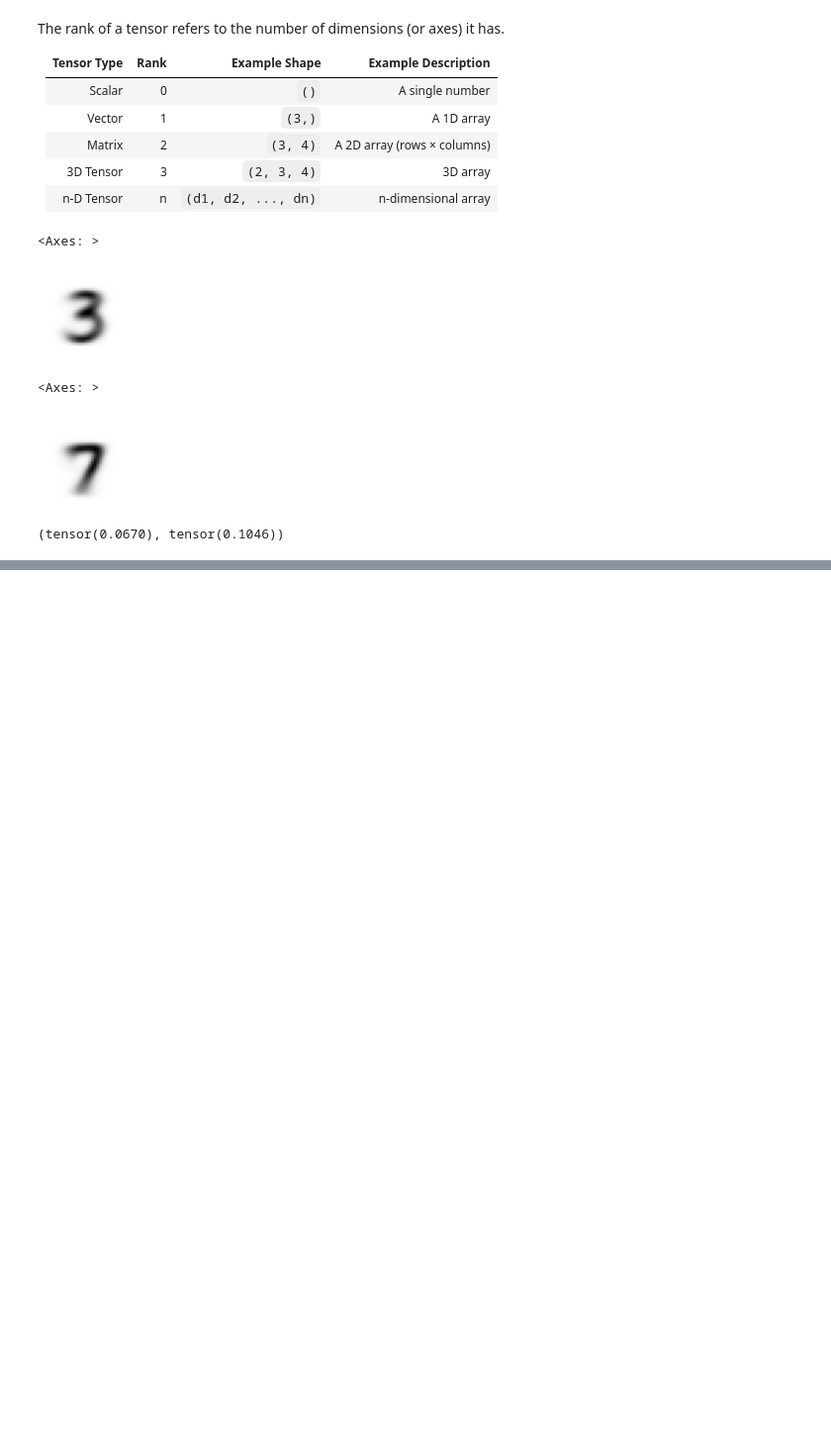
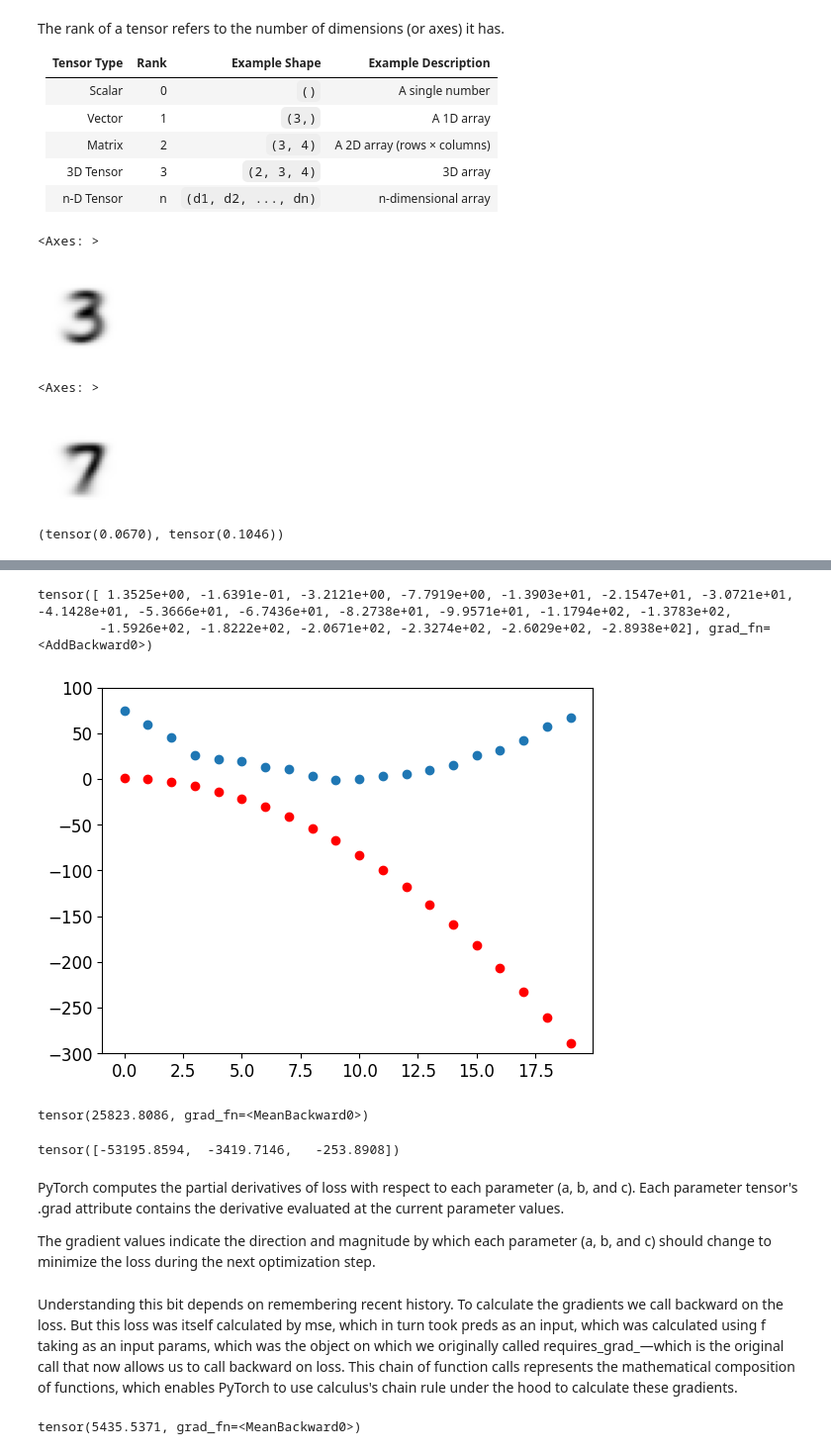
Before and after one commit to CuriousDima/ai, a Jupyter notebook: deep-learning/fastai-3-mnist/MNIST.ipynb, the cells around one changed output, grey strips where cells are left out. Shown at 99% size. Saved outputs shown, nothing was run; the diff lists cells and outputs as text; code cells hidden in the pictures; blank space fills up the shorter version.

```diff
--- a/deep-learning/fastai-3-mnist/MNIST.ipynb
+++ b/deep-learning/fastai-3-mnist/MNIST.ipynb
@@ -228,0 +349,5 @@ F.mse_loss(threes[112].float(), mean3), F.mse_loss(threes[112].float(), mean7) #
+# %%
+# Let's make a "wild" guess and try to approximate data with quadratic function.
+def f(t, params):
+    a,b,c = params
+    return a*(t**2) + (b*t) + c
@@ -228,0 +362,27 @@ F.mse_loss(threes[112].float(), mean3), F.mse_loss(threes[112].float(), mean7) #
+# %%
+# Step 1: Init a, b, and c to random variable and track gradients.
+params = torch.randn(3).requires_grad_()
+# %%
+# Step 2: Calculate the predictions
+preds = f(time, params)
+print(preds)
+# %% [output]
+tensor([ 1.3525e+00, -1.6391e-01, -3.2121e+00, -7.7919e+00, -1.3903e+01, -2.1547e+01, -3.0721e+01, -4.1428e+01, -5.3666e+01, -6.7436e+01, -8.2738e+01, -9.9571e+01, -1.1794e+02, -1.3783e+02,
+        -1.5926e+02, -1.8222e+02, -2.0671e+02, -2.3274e+02, -2.6029e+02, -2.8938e+02], grad_fn=<AddBackward0>)
+# %%
+def show_preds(preds, ax=None):
+    if ax is None: ax=plt.subplots()[1]
+    ax.scatter(time, speed)
+    ax.scatter(time, to_np(preds), color='red')
+    ax.set_ylim(-300,100)
+
+show_preds(preds)
+# %% [output]
+[figure, added]
+# %%
+# Step 3: Calculate the loss. We will be looking for improving gradients for losses, not for the original function!
+# Original function is important only for the forward pass when predict.
+loss = mse(preds, speed)
+loss
+# %% [output]
+tensor(25823.8086, grad_fn=<MeanBackward0>)
@@ -228,0 +392,8 @@ F.mse_loss(threes[112].float(), mean3), F.mse_loss(threes[112].float(), mean7) #
+# %%
+params.grad  # Gradient vector of a loss function.
+# %% [output]
+tensor([-53195.8594,  -3419.7146,   -253.8908])
+# %% [markdown]
+PyTorch computes the partial derivatives of loss with respect to each parameter (a, b, and c). Each parameter tensor's .grad attribute contains the derivative evaluated at the current parameter values.
+
+The gradient values indicate the direction and magnitude by which each parameter (a, b, and c) should change to minimize the loss during the next optimization step.
@@ -228,0 +405,7 @@ F.mse_loss(threes[112].float(), mean3), F.mse_loss(threes[112].float(), mean7) #
+# %% [markdown]
+Understanding this bit depends on remembering recent history. To calculate the gradients we call backward on the loss. But this loss was itself calculated by mse, which in turn took preds as an input, which was calculated using f taking as an input params, which was the object on which we originally called requires_grad_—which is the original call that now allows us to call backward on loss. This chain of function calls represents the mathematical composition of functions, which enables PyTorch to use calculus's chain rule under the hood to calculate these gradients.
+# %%
+preds = f(time,params)
+mse(preds, speed)
+# %% [output]
+tensor(5435.5371, grad_fn=<MeanBackward0>)
```
Also changed, not shown: parts of 100 cells of this notebook.
